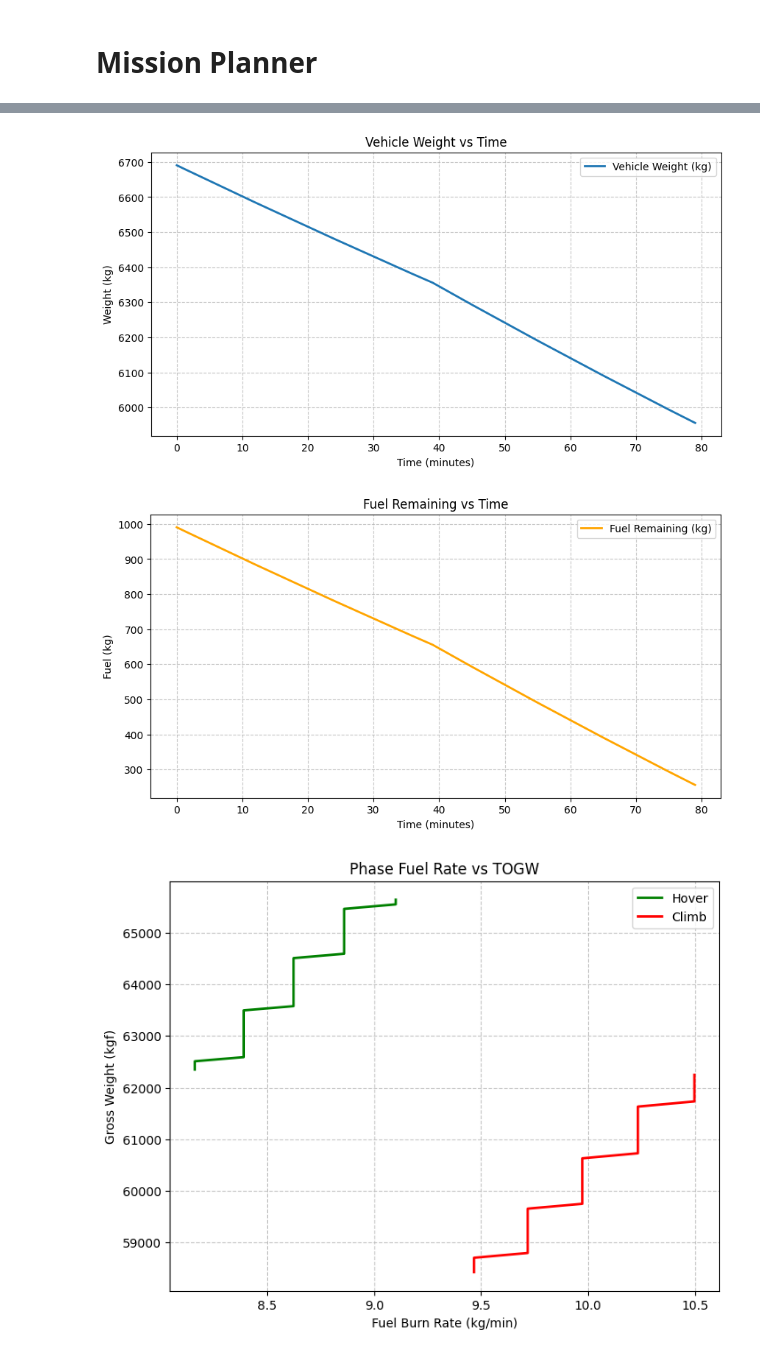
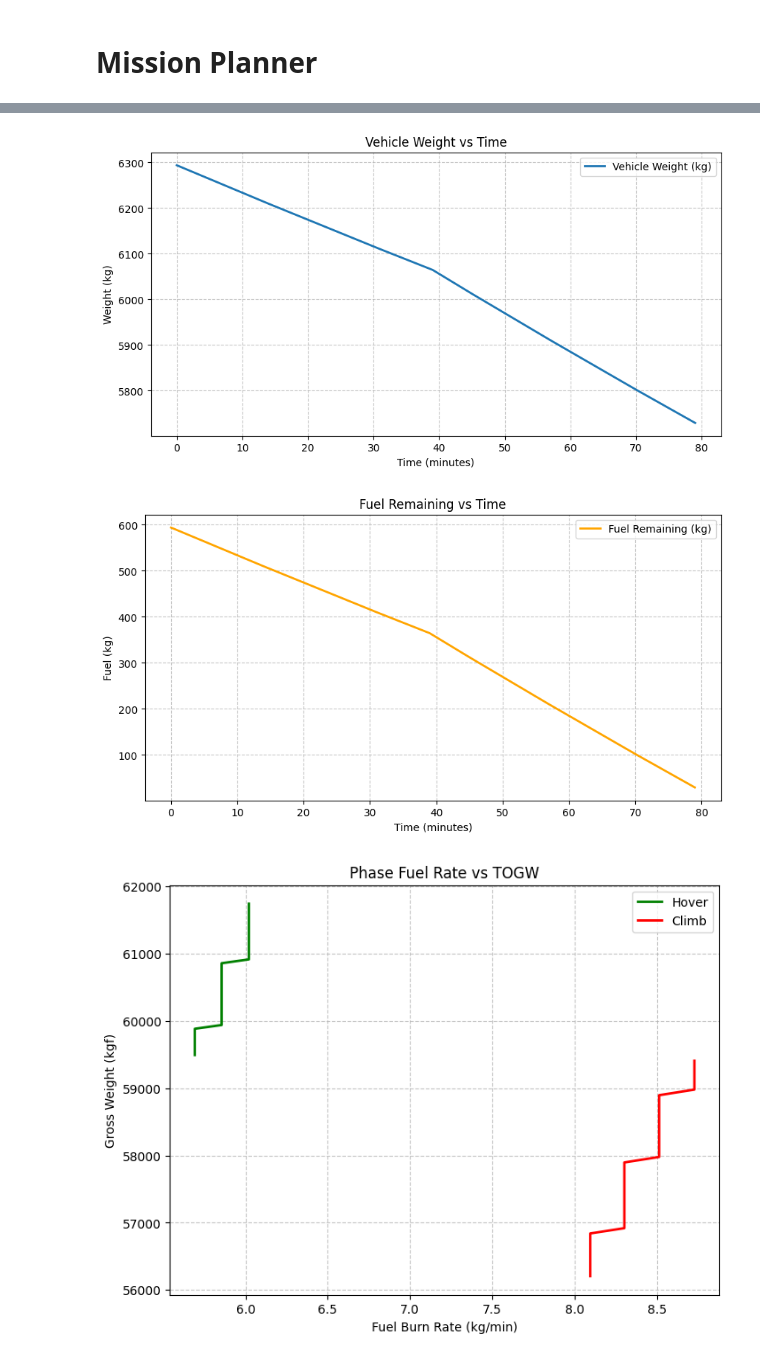
Before and after one commit to chaitanyakeshri/Rotary_Aerodynamics, a Jupyter notebook: Flight_Performance_Estimator.ipynb, the cells around one changed output, grey strips where cells are left out. Saved outputs shown, nothing was run; the diff lists cells and outputs as text; code cells hidden in the pictures.

```diff
--- a/Flight_Performance_Estimator.ipynb
+++ b/Flight_Performance_Estimator.ipynb
@@ -641,6 +558,7 @@ def Mission_Planner(fuel_weight, hover_endurance, climb_endurance, climb_velocit
     times, weights, fuels, hover_SEs, climb_SEs = [], [], [], [], []
     fuel_rates = []   # store phase_fuel_rate values
     phases = []       # keep track of phase (hover/climb)
+    pahse_power_arr = []
 
     current_fuel = fuel_weight
     current_weight = TOGW
@@ -675,6 +593,7 @@ def Mission_Planner(fuel_weight, hover_endurance, climb_endurance, climb_velocit
                 return
 
             phase_power = res[0]["P"] / (1 - tail_rotor["power_fraction"]) / (1 - engine["engines_loss"])
+            pahse_power_arr.append(phase_power)
             if phase_power > corrected_engine_power:
                 print(f"Mission Failed: Insufficient {phase} power {phase_power} > {corrected_engine_power} at t={t} min for {TOGW} kg")
                 return
@@ -721,6 +640,9 @@ def Mission_Planner(fuel_weight, hover_endurance, climb_endurance, climb_velocit
     print(f"Final TOGW: {current_weight:.2f} kg")
     print("collective angle",found_collective)
     print(f"Total Mission Time: {t} minutes")
+    print("Avialable Power (W)",corrected_engine_power)
+    print("Power Required(W)", pahse_power_arr[-1])
+
 
     # -------------------- PLOTTING --------------------
     # 1. Vehicle Weight vs Time
@@ -762,3 +772,3 @@ def Mission_Planner(fuel_weight, hover_endurance, climb_endurance, climb_velocit
 # %%
-Mission_Planner(fuel_weight=1000, hover_endurance=40, climb_endurance=40, climb_velocity=6)
+Mission_Planner(fuel_weight=600, hover_endurance=40, climb_endurance=40, climb_velocity=10)
 # %% [output]
@@ -782,3 +792,3 @@ AR = 13.27507471970628
-[figure, old version]
+[figure, new version]
-[figure, old version]
+[figure, new version]
-[figure, old version]
+[figure, new version]
```
Also changed, not shown: parts of 9 cells of this notebook, 2 other files.
